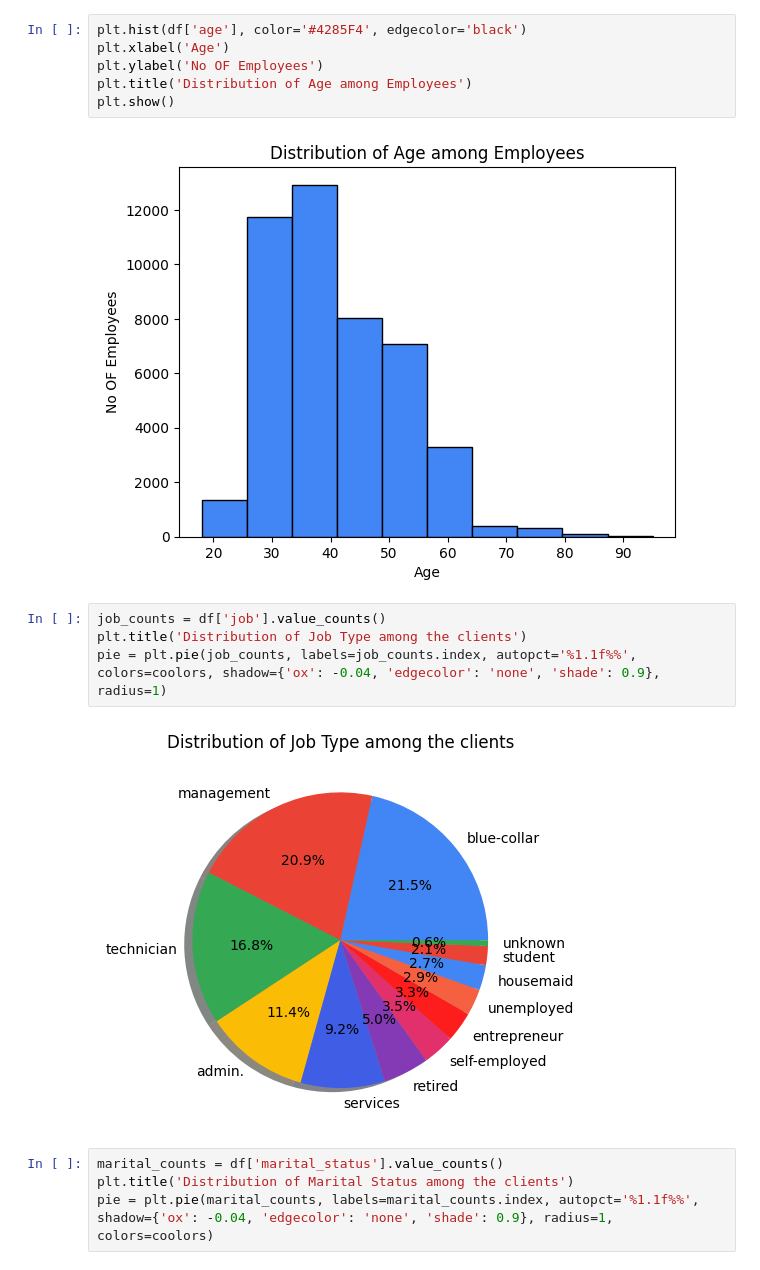
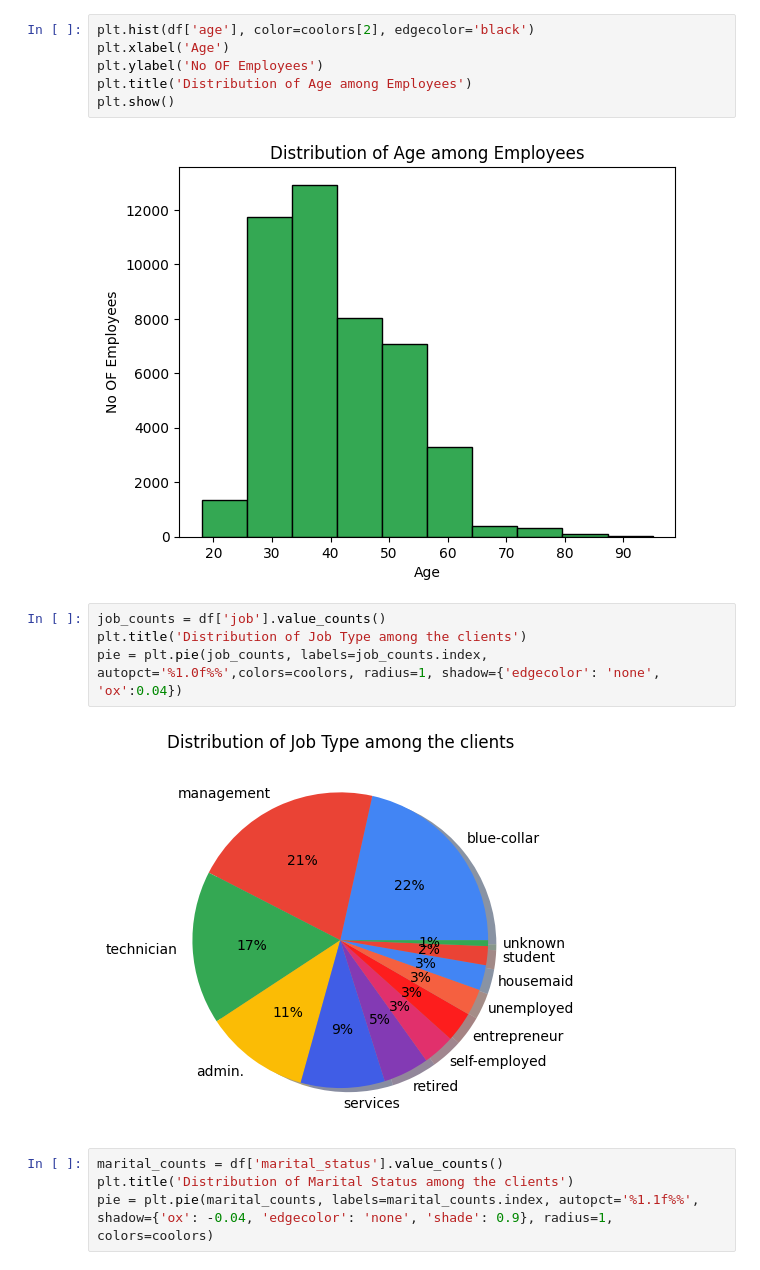
Before and after one commit to devdharaiya/Coding, a Jupyter notebook: Finlatics/Project 1.ipynb, the cells around one changed output. Cells and saved outputs as stored; diff of their text form.

Commit message:
chart

```diff
--- a/Finlatics/Project 1.ipynb
+++ b/Finlatics/Project 1.ipynb
@@ -15,17 +8,17 @@ please provide us feedback at https://github.com/pandas-dev/pandas/issues/54466
 # %%
-plt.hist(df['age'], color='#4285F4', edgecolor='black')
+plt.hist(df['age'], color=coolors[2], edgecolor='black')
 plt.xlabel('Age')
 plt.ylabel('No OF Employees')
 plt.title('Distribution of Age among Employees')
 plt.show()
 # %% [output]
-[figure, old version]
+[figure, new version]
 # %%
 job_counts = df['job'].value_counts()
 plt.title('Distribution of Job Type among the clients')
-pie = plt.pie(job_counts, labels=job_counts.index, autopct='%1.1f%%', colors=coolors, shadow={'ox': -0.04, 'edgecolor': 'none', 'shade': 0.9}, radius=1)
+pie = plt.pie(job_counts, labels=job_counts.index, autopct='%1.0f%%',colors=coolors, radius=1, shadow={'edgecolor': 'none', 'ox':0.04})
 # %% [output]
-[figure, old version]
+[figure, new version]
 # %%
 marital_counts = df['marital_status'].value_counts()
 plt.title('Distribution of Marital Status among the clients')
```
Also changed, not shown: parts of 5 cells of this notebook.
